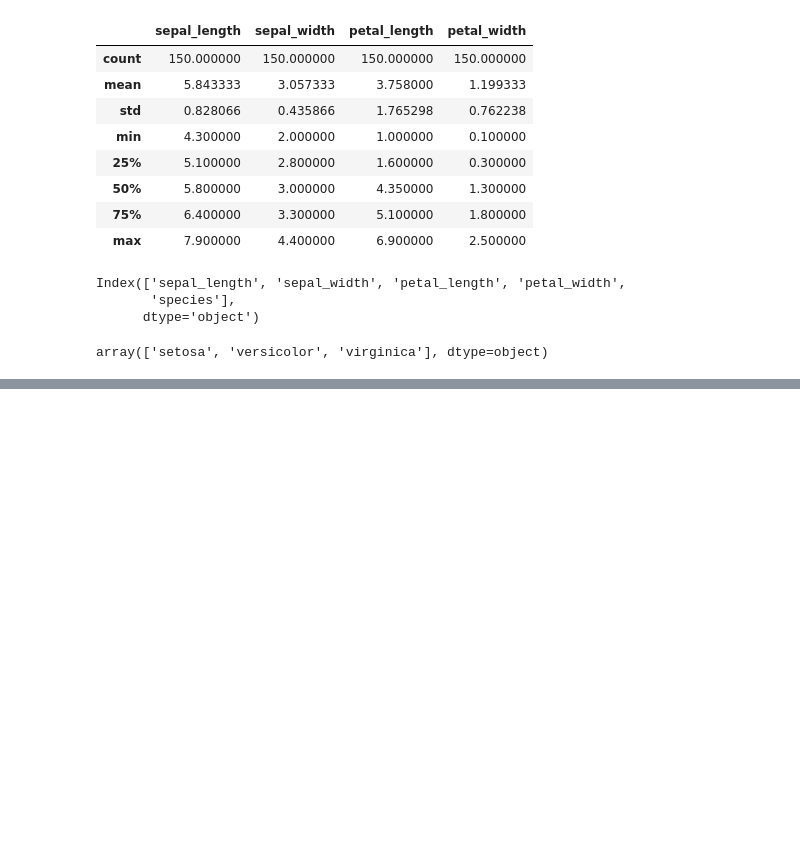
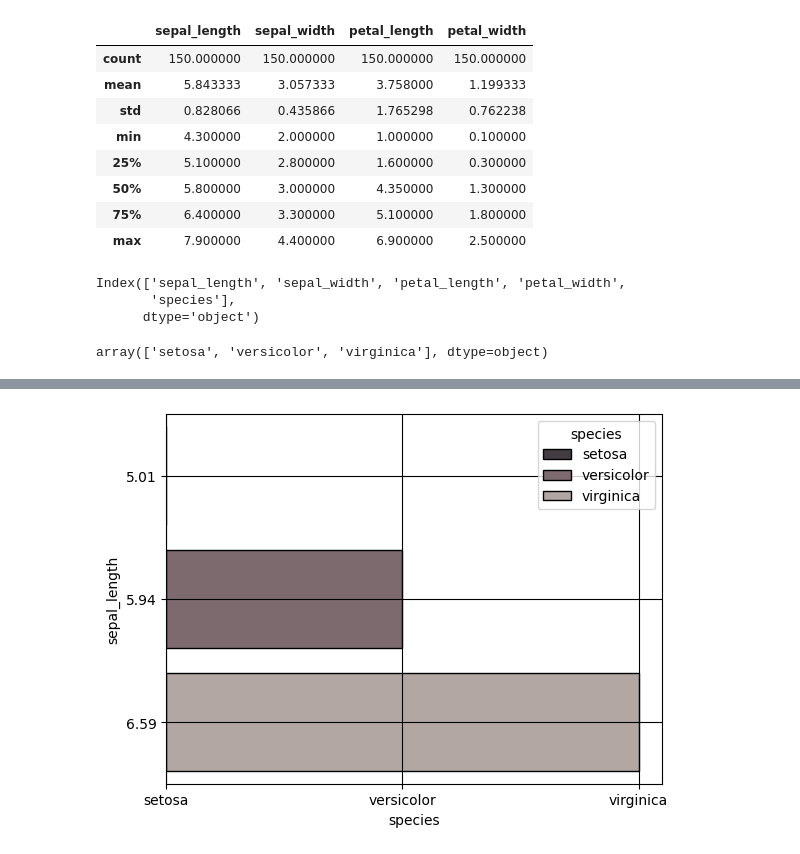
Before and after one commit to utkuseyithanoglu/utkuvisualization-exercises-with-matplot-and-seaborn, a Jupyter notebook: notebook/trying_some_work.ipynb, the cells around one changed output, grey strips where cells are left out. Drawn from its saved outputs; the diff is of its cells as text; code cells hidden in the pictures; blank space fills up the shorter version.

```diff
--- a/notebook/trying_some_work.ipynb
+++ b/notebook/trying_some_work.ipynb
@@ -74,0 +109,6 @@ plt.grid()
+# %%
+sns.barplot(a,x='species',y='sepal_length',hue='species',palette='rocket'\
+,edgecolor='black',orient='h',saturation=0.1,)#orient yatay saturation yatay
+plt.grid(color='black')
+# %% [output]
+[figure, added]
```
Also changed, not shown: parts of 5 cells of this notebook.
